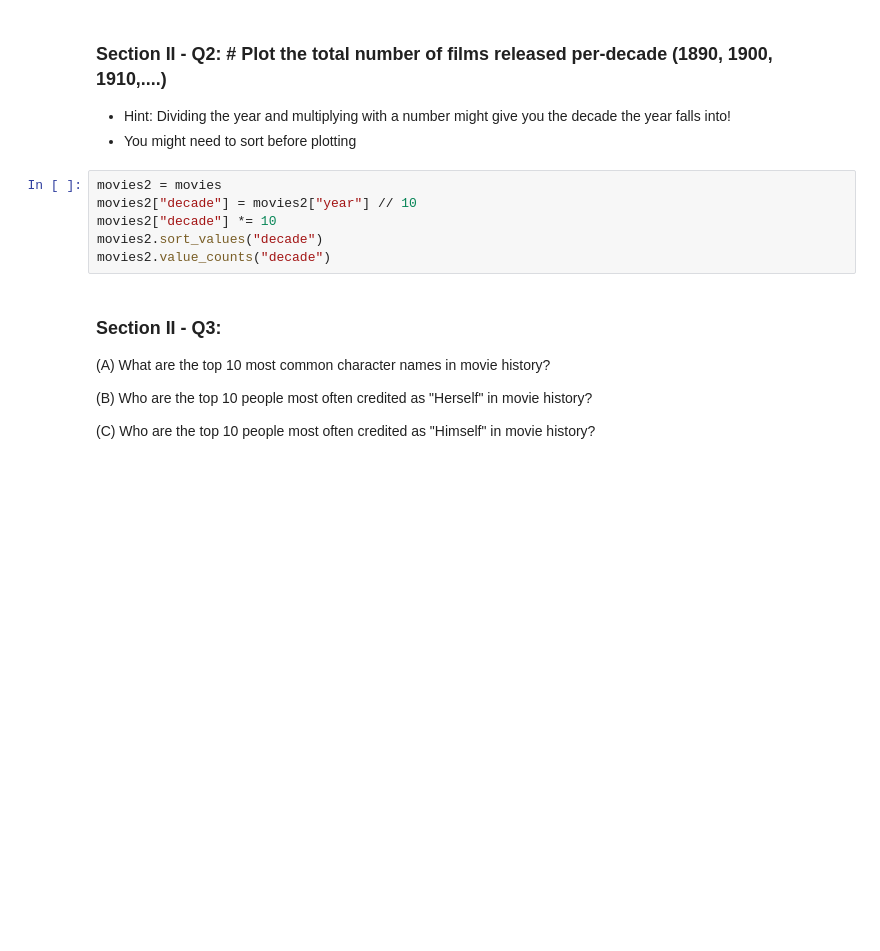
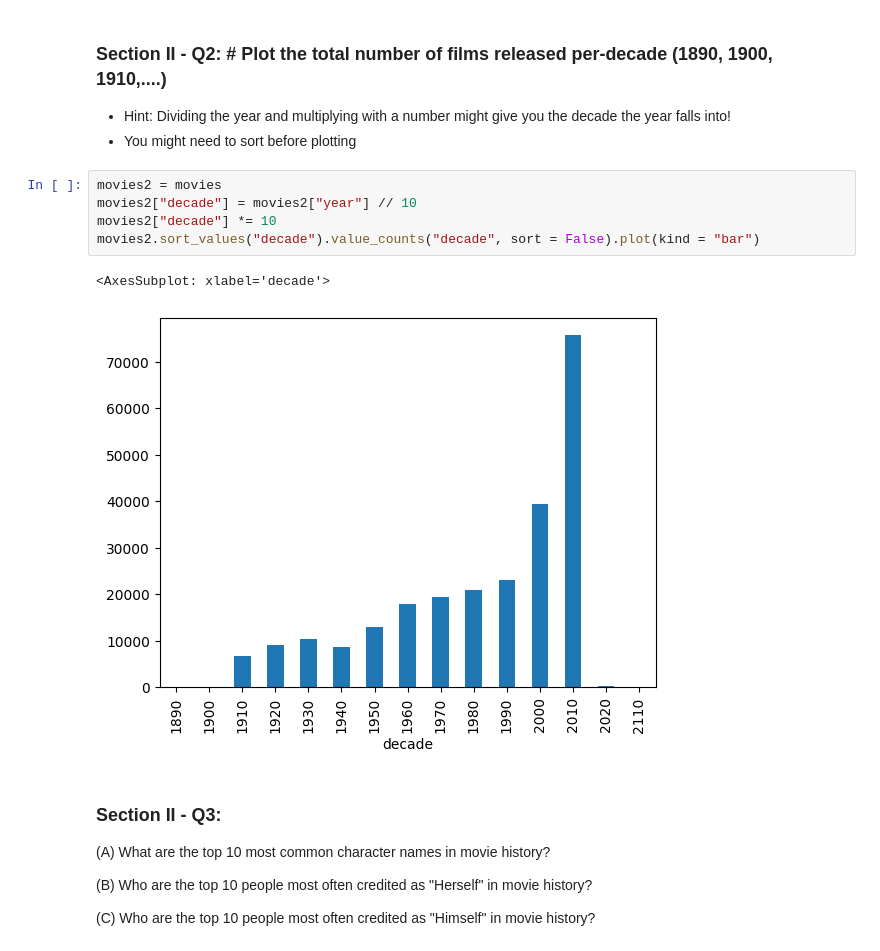
Before and after one commit to jjvega1/mec-mini-projects, a Jupyter notebook: mec-5.3.10-data-wranging-with-pandas-mini-project/Mini_Project_Data_Wrangling_Pandas.ipynb, the cells around one changed output. Saved outputs shown, nothing was run; the diff lists cells and outputs as text; blank space fills up the shorter version.

```diff
--- a/mec-5.3.10-data-wranging-with-pandas-mini-project/Mini_Project_Data_Wrangling_Pandas.ipynb
+++ b/mec-5.3.10-data-wranging-with-pandas-mini-project/Mini_Project_Data_Wrangling_Pandas.ipynb
@@ -415,9 +418,11 @@ df_2000s["year"].value_counts().head(3)
 # %%
 movies2 = movies
 movies2["decade"] = movies2["year"] // 10
 movies2["decade"] *= 10
-movies2.sort_values("decade")
-movies2.value_counts("decade")
+movies2.sort_values("decade").value_counts("decade", sort = False).plot(kind = "bar")
+# %% [output]
+<AxesSubplot: xlabel='decade'>
+[figure, added]
 # %% [markdown]
 ### Section II - Q3:
 
```
Also changed, not shown: parts of 26 cells of this notebook.
